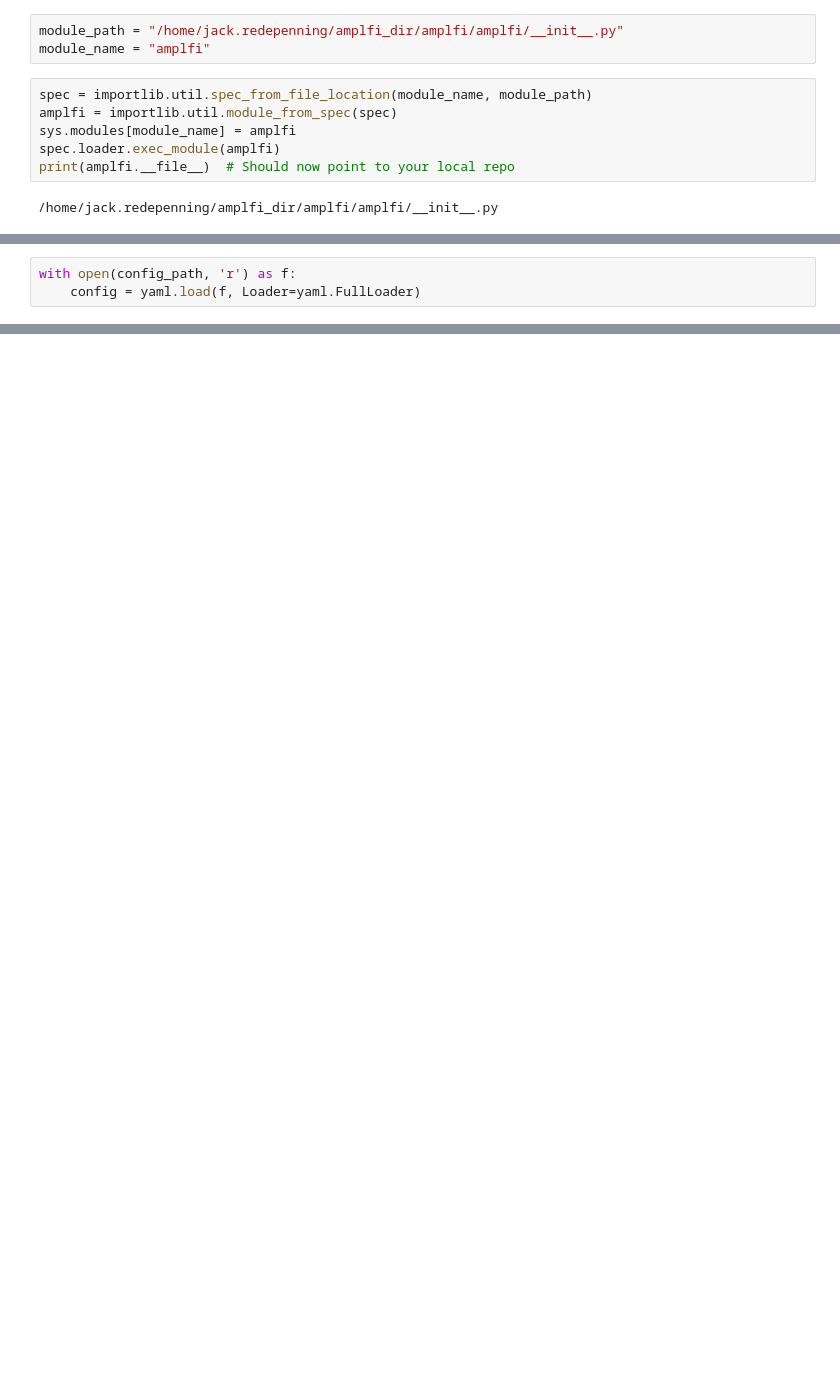
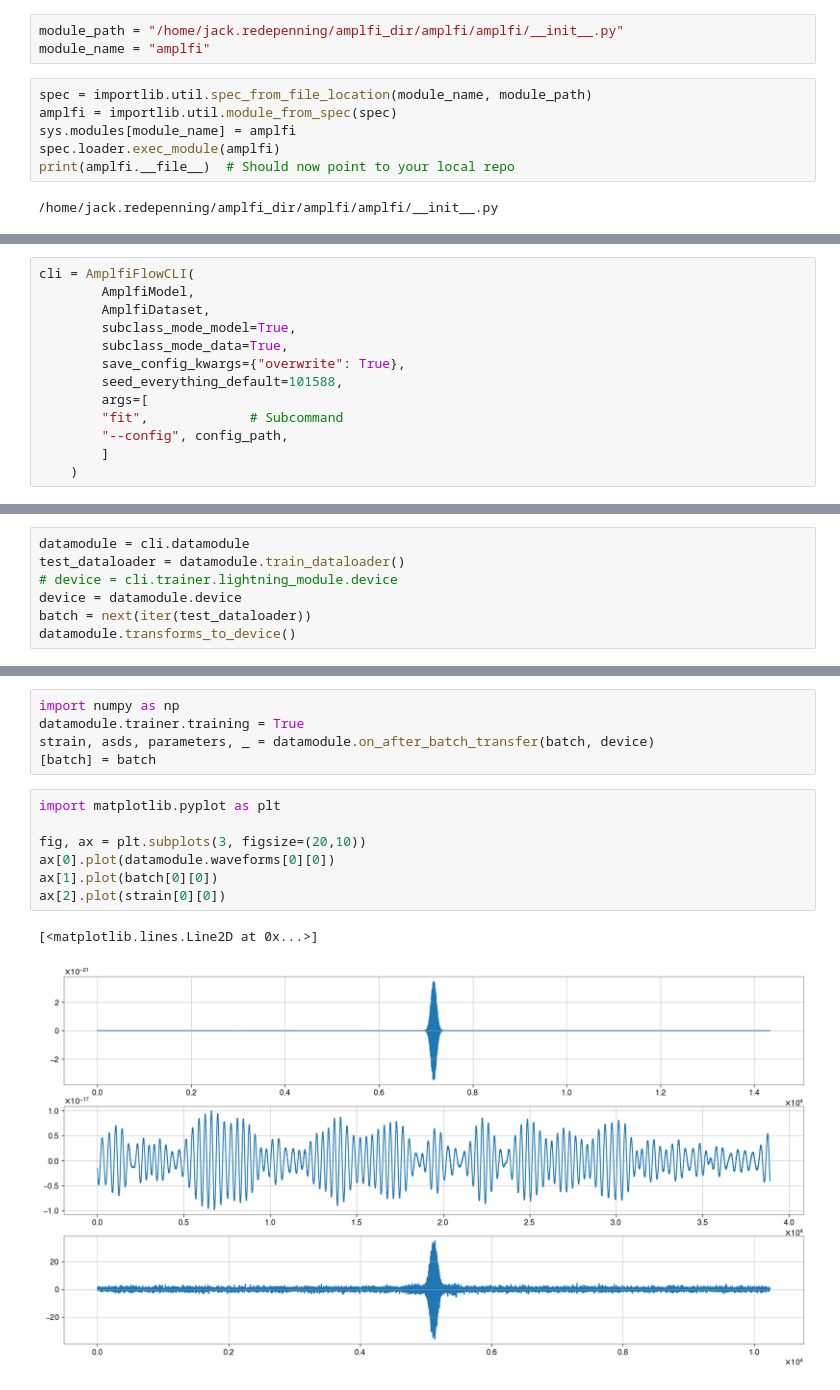
Before and after one commit to JackRedds/amplfi, a Jupyter notebook: notebooks/test.ipynb, the cells around one changed output, grey strips where cells are left out. Drawn from its saved outputs; the diff is of its cells as text; blank space fills up the shorter version.

```diff
--- a/notebooks/test.ipynb
+++ b/notebooks/test.ipynb
@@ -22,0 +45,13 @@ import yaml
+# %%
+cli = AmplfiFlowCLI(
+        AmplfiModel,
+        AmplfiDataset,
+        subclass_mode_model=True,
+        subclass_mode_data=True,
+        save_config_kwargs={"overwrite": True},
+        seed_everything_default=101588,
+        args=[
+        "fit",             # Subcommand
+        "--config", config_path,
+        ]
+    )
@@ -23,3 +116,7 @@ import yaml
 # %%
-with open(config_path, 'r') as f:
-    config = yaml.load(f, Loader=yaml.FullLoader)
+datamodule = cli.datamodule
+test_dataloader = datamodule.train_dataloader()
+# device = cli.trainer.lightning_module.device
+device = datamodule.device
+batch = next(iter(test_dataloader))
+datamodule.transforms_to_device()
@@ -36,0 +125,15 @@ PermissionError: [Errno 13] Permission denied: '/home/argyro.sasli/amplfi/runs'
+# %%
+import numpy as np
+datamodule.trainer.training = True
+strain, asds, parameters, _ = datamodule.on_after_batch_transfer(batch, device)
+[batch] = batch
+# %%
+import matplotlib.pyplot as plt
+
+fig, ax = plt.subplots(3, figsize=(20,10))
+ax[0].plot(datamodule.waveforms[0][0])
+ax[1].plot(batch[0][0])
+ax[2].plot(strain[0][0])
+# %% [output]
+[<matplotlib.lines.Line2D at 0x...>]
+[figure, added]
```
Also changed, not shown: parts of 5 cells of this notebook, 8 other files.
